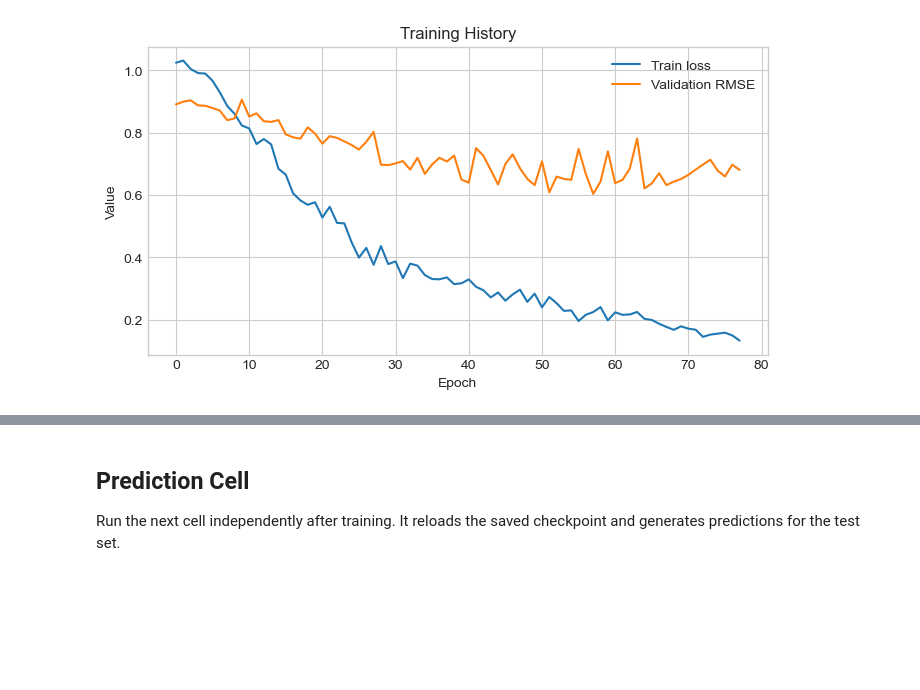
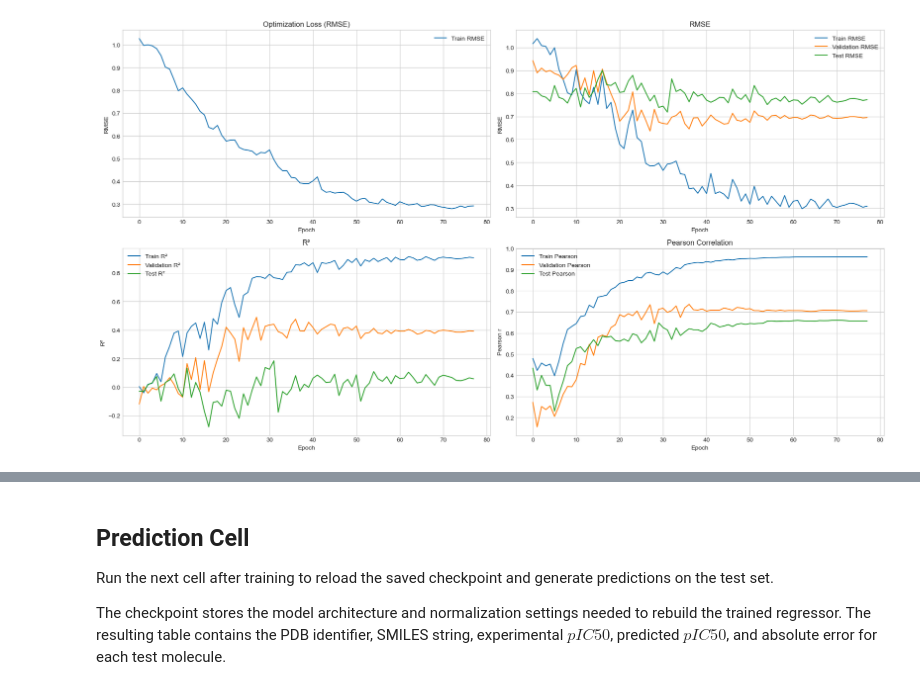
Before and after one commit to XaviVeC/DiGressMProURV, a Jupyter notebook: notebooks/mpro_gine_regression/mpro_gine_pic50_regression.ipynb, the cells around one changed output, grey strips where cells are left out. Cells and saved outputs as stored; diff of their text form; code cells hidden in the pictures; blank space fills up the shorter version.

```diff
--- a/notebooks/mpro_gine_regression/mpro_gine_pic50_regression.ipynb
+++ b/notebooks/mpro_gine_regression/mpro_gine_pic50_regression.ipynb
@@ -499,0 +764,18 @@ sum(parameter.numel() for parameter in model.parameters())
+# %%
+def global_mean_pool(x: torch.Tensor, batch: torch.Tensor) -> torch.Tensor:
+    """Average node embeddings graph by graph."""
+    num_graphs = int(batch.max().item()) + 1
+    pooled = torch.zeros((num_graphs, x.size(-1)), device=x.device)
+    counts = torch.zeros(num_graphs, device=x.device)
+    pooled.index_add_(0, batch, x)
+    counts.index_add_(0, batch, torch.ones_like(batch, dtype=x.dtype))
+    return pooled / counts.clamp_min(1.0).unsqueeze(-1)
+
+
+def global_max_pool(x: torch.Tensor, batch: torch.Tensor) -> torch.Tensor:
+    """Take the maximum node activation within each graph."""
+    num_graphs = int(batch.max().item()) + 1
+    pooled = []
+    for graph_idx in range(num_graphs):
+        pooled.append(x[batch == graph_idx].max(dim=0).values)
+    return torch.stack(pooled, dim=0)
@@ -847,4 +1462,5 @@ Run the next cell to train the model and store the best checkpoint. You only nee
 # %%
+# Start from the notebook defaults and optionally replace them with tuned values.
 selected_model_config = normalize_model_config()
 selected_training_config = normalize_training_config()
 config_source = 'base configuration'
@@ -866,41 +1482,53 @@ if 'best_hparams' in globals():
         selected_training_config = normalize_training_config(tuned_training_overrides)
         config_source = 'best hyperparameters from the tuning cell'
 
+print_banner('Final training run')
 print(f'Training with {config_source}.')
-print(json.dumps({
-    'model_config': selected_model_config,
-    'training_config': selected_training_config,
-}, indent=2))
+display(
+    pd.DataFrame(
+        [
+            {'group': 'model', 'name': key, 'value': value}
+            for key, value in selected_model_config.items()
+        ]
+        + [
+            {'group': 'training', 'name': key, 'value': value}
+            for key, value in selected_training_config.items()
+        ]
+    )
+)
 
+# Rebuild loaders in case the selected batch size changed after tuning.
 train_loader, val_loader, test_loader = build_data_loaders(selected_training_config['batch_size'])
 model = instantiate_model(selected_model_config)
 training_result = fit_regressor(
     model=model,
     train_loader=train_loader,
     val_loader=val_loader,
+    test_loader=test_loader,
     model_config=selected_model_config,
     training_config=selected_training_config,
     checkpoint_path=CHECKPOINT_PATH,
     history_path=HISTORY_PATH,
     verbose=True,
- )
+)
+
 history = training_result['history']
+history_frame = history_to_frame(history)
+loss_name = training_result['loss_name']
 
-print(
-    f"Best validation RMSE: {training_result['best_val_rmse']:.4f} "
-    f"at epoch {training_result['best_epoch']}"
- )
-print(f'Checkpoint saved to: {CHECKPOINT_PATH}')
+display_key_values(
+    'Best validation checkpoint',
+    {
+        'Optimization loss': loss_name.upper(),
+        'Best epoch': training_result['best_epoch'],
+        'Validation RMSE': round(training_result['best_val_rmse'], 4),
+        'Validation R²': round(training_result['best_val_r2'], 4),
+        'Validation Pearson': round(training_result['best_val_pearson'], 4),
+        'Checkpoint path': CHECKPOINT_PATH,
+        'History path': HISTORY_PATH,
+    },
+)
 
-history_frame = pd.DataFrame(history)
-fig, ax1 = plt.subplots(figsize=(8, 4))
-ax1.plot(history_frame['train_loss'], label='Train loss')
-ax1.plot(history_frame['val_rmse'], label='Validation RMSE')
-ax1.set_xlabel('Epoch')
-ax1.set_ylabel('Value')
-ax1.set_title('Training History')
-ax1.legend()
-plt.show()
-
-history_frame.tail()
+plot_training_history(history_frame, loss_name=loss_name)
+display(history_frame.tail().round(4))
 # %% [output]
@@ -924 +1574 @@ Checkpoint saved to: C:\Users\xaviv\URV\.MESIIA\TFM\repo\DiGressMProURV\notebook
-[figure, old version]
+[figure, new version]
@@ -931,5 +1581,7 @@ Checkpoint saved to: C:\Users\xaviv\URV\.MESIIA\TFM\repo\DiGressMProURV\notebook
 # %% [markdown]
 ## Prediction Cell
 
-Run the next cell independently after training. It reloads the saved checkpoint and generates predictions for the test set.
+Run the next cell after training to reload the saved checkpoint and generate predictions on the test set.
+
+The checkpoint stores the model architecture and normalization settings needed to rebuild the trained regressor. The resulting table contains the PDB identifier, SMILES string, experimental $pIC50$, predicted $pIC50$, and absolute error for each test molecule.
 # %%
```
Also changed, not shown: parts of 44 cells of this notebook, 11 other files.
